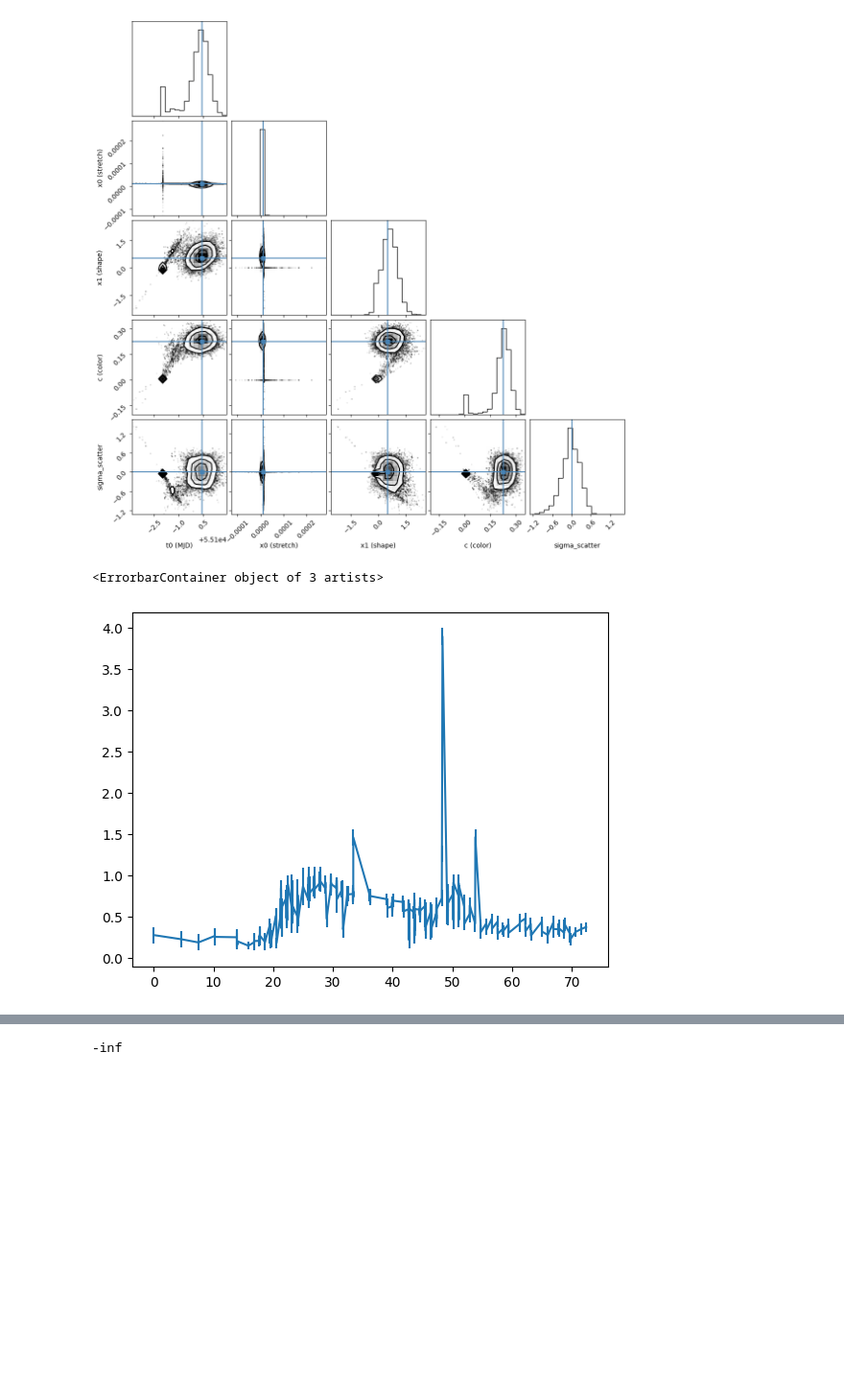
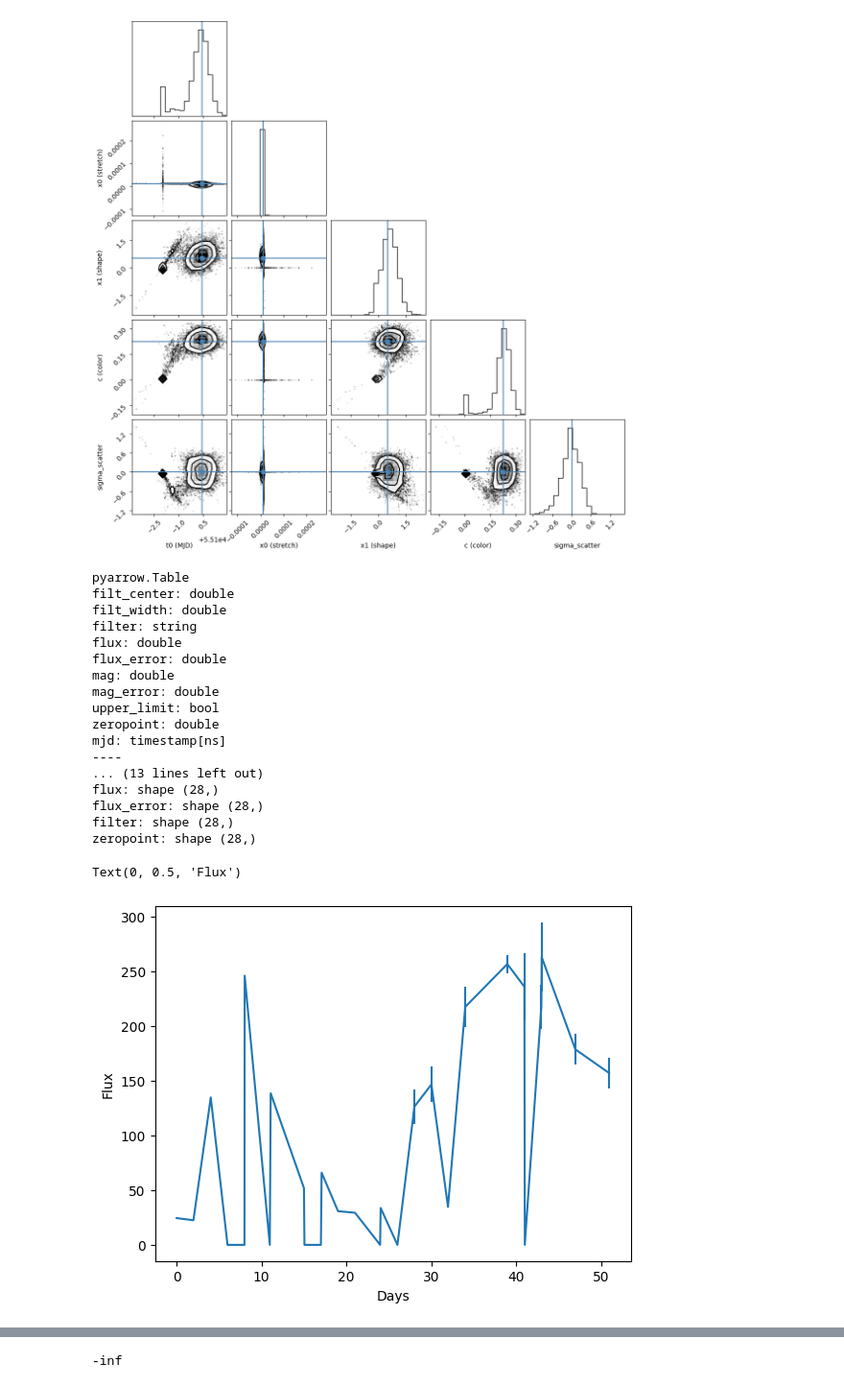
Before and after one commit to asmuzsoy/beams_ext, a Jupyter notebook: fit_real_sne.ipynb, the cells around one changed output, grey strips where cells are left out. Shown at 96% size. Cells and saved outputs as stored; diff of their text form; code cells hidden in the pictures; blank space fills up the shorter version.

```diff
--- a/fit_real_sne.ipynb
+++ b/fit_real_sne.ipynb
@@ -366,7 +367,7 @@ import pyarrow.feather as feather
 
 # Read the feather file as a pyarrow Table
 # Read the feather file as a pyarrow Table and convert to astropy Table
-lc_table = feather.read_table("_ts.feather")
+lc_table = feather.read_table("_ts_ia.feather")
 
 # print(lc_table.schema)
 
@@ -376,54 +377,79 @@ def ns_to_days(ns):
 def read_feather_file(filename):
 
     lc_table = feather.read_table(filename)
+    print(lc_table)
 
 
     # Convert each column to a numpy array and print its name and shape
     columns = {}
-    for col_name in ['phase', 'mag', 'mag_error', 'flux', 'flux_error', 'filter', 'zeropoint']:
+    # for col_name in ['phase', 'mag', 'mag_error', 'flux', 'flux_error', 'filter', 'zeropoint']:
+    for col_name in ['mjd', 'mag', 'mag_error', 'flux', 'flux_error', 'filter', 'zeropoint', 'upper_limit']:
         arr = np.array(lc_table[col_name])
-        # print(f"{col_name}: shape {arr.shape}")
+        print(f"{col_name}: shape {arr.shape}")
         # Replace NaNs with zero if the dtype is float
         if np.issubdtype(arr.dtype, np.floating):
-            arr = np.nan_to_num(arr, nan=0.1)
+            arr = np.nan_to_num(arr, nan=0.)
         columns[col_name] = arr
 
-    columns['time'] = columns['phase'] - np.min(columns['phase'])
+    columns['time'] = columns['mjd'] - np.min(columns['mjd'])
     # columns['time'] = columns['phase']
 
     columns['zp'] = columns['zeropoint']
     columns['fluxerr'] = columns['flux_error']
 
+    columns['flux'][columns['flux'] > 1e10] = 0
+    columns['fluxerr'][columns['fluxerr'] > 1e10] = 0
 
     # columns['time'] = columns['phase']
 
-    columns['zpsys'] = np.array(['ab'] * len(columns['phase']), dtype=str)
+    columns['zpsys'] = np.array(['ab'] * len(columns['zeropoint']), dtype=str)
 
     band_name_dict = {'ZTF_r': 'ztfr', 'ZTF_g': 'ztfg', 'ZTF_i': 'ztfi'}
 
     columns['band'] = np.array([band_name_dict[i] for i in columns['filter']], dtype=str)
 
     # remove unit from time and convert to days, then to float64
     # If the dtype is timedelta64[ns], convert to float days
-    if np.issubdtype(columns['time'].dtype, np.timedelta64):
-        columns['time'] = columns['time'].astype('timedelta64[ns]').astype('float64') / (1e9 * 60 * 60 * 24)
-    columns['time'] = columns['time'].astype(np.float64)
+    # if np.issubdtype(columns['time'].dtype, np.timedelta64):
+    #     columns['time'] = columns['time'].astype('timedelta64[ns]').astype('float64') / (1e9 * 60 * 60 * 24)
+    # if np.issubdtype(columns['time'].dtype, np.timedelta64):
+    #     columns['time'] = columns['time'].astype('timestamp[ns]').astype('float64') / (1e9 * 60 * 60 * 24)
+    columns['time'] = columns['time'].astype('timedelta64[ns]').astype('float64') / (1e9 * 60 * 60 * 24)
 
     # Remove the 'phase' column
-    del columns['phase']
+    # del columns['phase']
     del columns['filter']
     del columns['flux_error']
     del columns['zeropoint']
 
 
     # Create an astropy Table from these columns
     astropy_lc_table = Table(columns)
     # print(astropy_lc_table)
     return astropy_lc_table
 
-astropy_lc_table = read_feather_file("_ts.feather")
+astropy_lc_table = read_feather_file("_ts_ia.feather")
 
 plt.errorbar(astropy_lc_table['time'], astropy_lc_table['flux'], yerr = astropy_lc_table['fluxerr'])
+plt.xlabel("Days")
+plt.ylabel("Flux")
 # %% [output]
-<ErrorbarContainer object of 3 artists>
+pyarrow.Table
+filt_center: double
+filt_width: double
+filter: string
+flux: double
+flux_error: double
+mag: double
+mag_error: double
+upper_limit: bool
+zeropoint: double
+mjd: timestamp[ns]
+----
+... (13 lines left out)
+flux: shape (28,)
+flux_error: shape (28,)
+filter: shape (28,)
+zeropoint: shape (28,)
+Text(0, 0.5, 'Flux')
-[figure, old version]
+[figure, new version]
```
Also changed, not shown: parts of 18 cells of this notebook, 1 other file.
